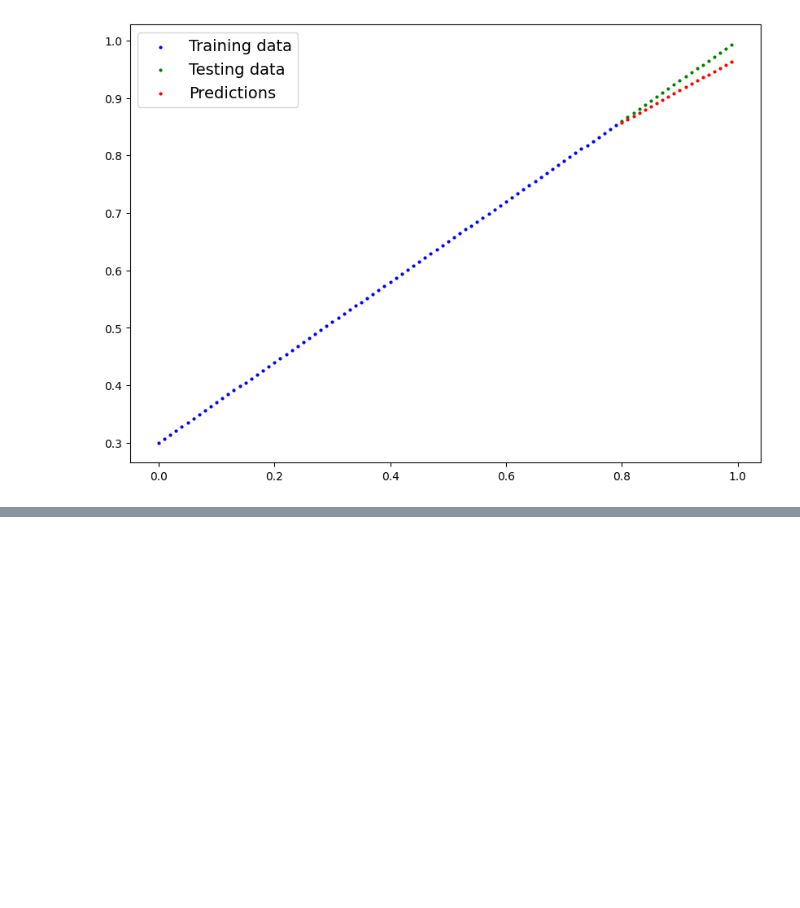
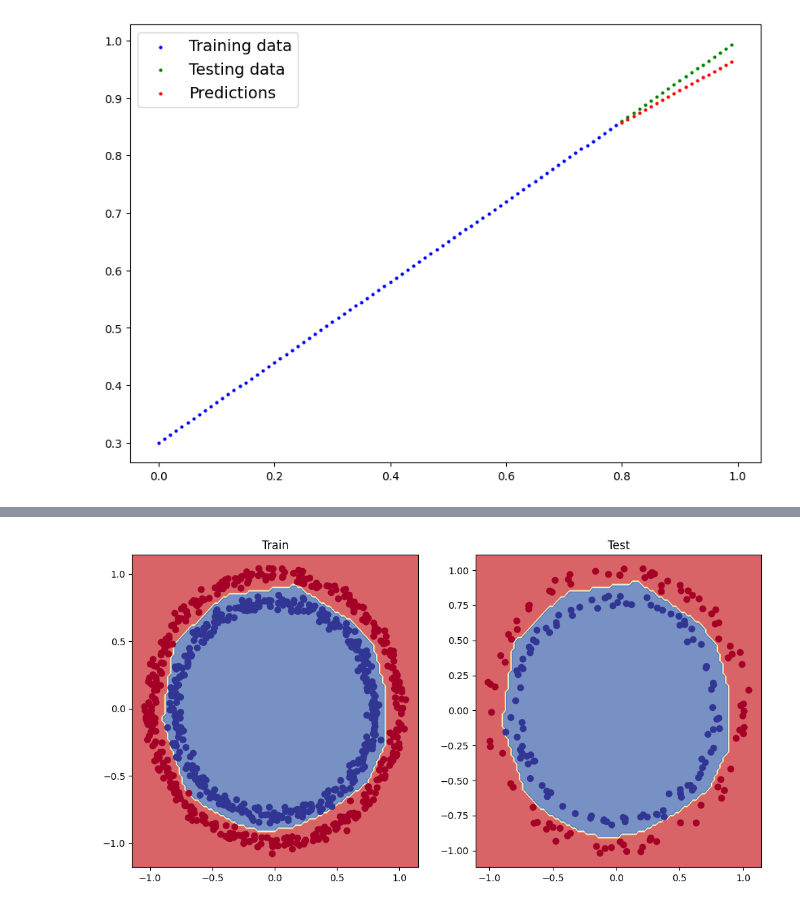
Before and after one commit to LadakaTayaara/deep-learning-codealong-nb, a Jupyter notebook: pytorchnntut.ipynb, the cells around one changed output, grey strips where cells are left out. Cells and saved outputs as stored; diff of their text form; code cells hidden in the pictures; blank space fills up the shorter version.

```diff
--- a/pytorchnntut.ipynb
+++ b/pytorchnntut.ipynb
@@ -516,0 +632,17 @@ plt.show()
+# %%
+#make predictions
+model3.eval()
+with torch.inference_mode():
+    y_preds=torch.round(torch.sigmoid(model3(X_test))).squeeze()
+y_preds[:10],y_test[:10]
+#plot decision boundaries
+
+plt.figure(figsize=(12,6))
+plt.subplot(1,2,1)
+plt.title("Train")
+plot_decision_boundary(model3, X_train, y_train)
+plt.subplot(1,2,2)
+plt.title("Test")
+plot_decision_boundary(model3, X_test, y_test)
+# %% [output]
+[figure, added]
```
Also changed, not shown: parts of 3 cells of this notebook.
